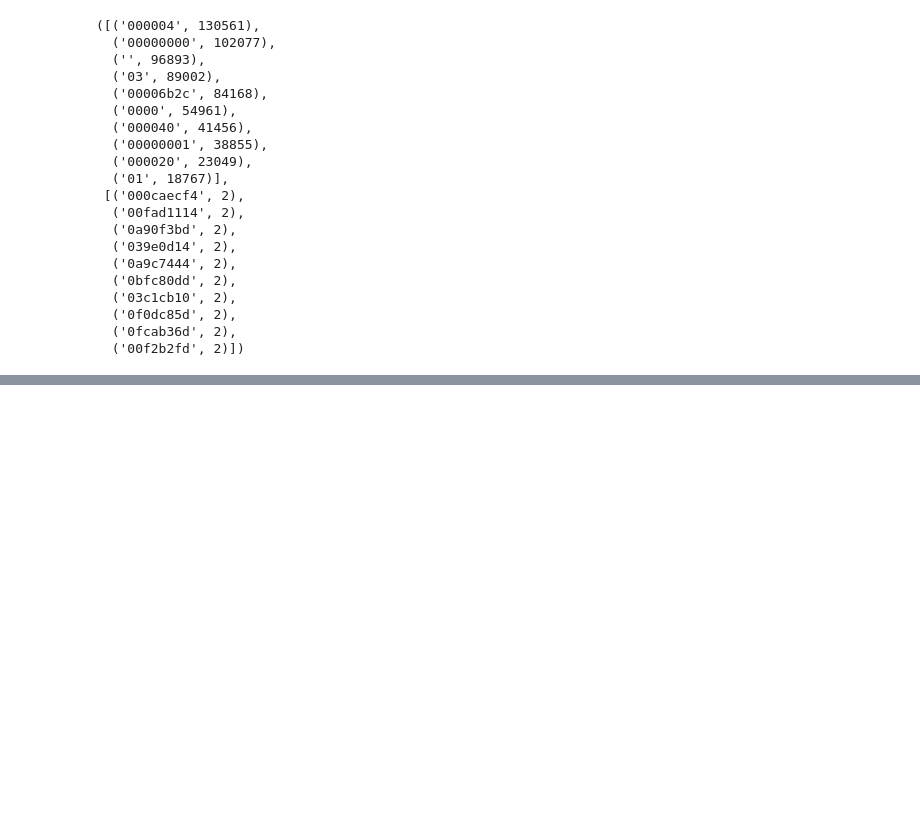
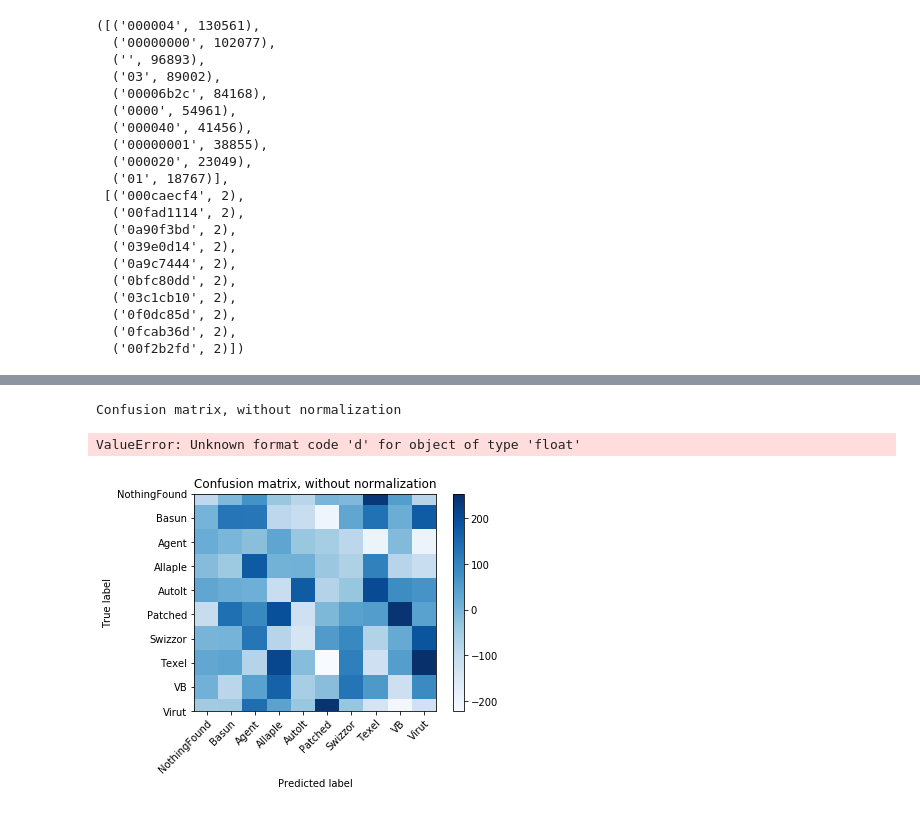
Before and after one commit to muhammadyaseen/mlcysecproj2, a Jupyter notebook: K-arg top-N statistics.ipynb, the cells around one changed output, grey strips where cells are left out. Saved outputs shown, nothing was run; the diff lists cells and outputs as text; code cells hidden in the pictures; blank space fills up the shorter version.

```diff
--- a/K-arg top-N statistics.ipynb
+++ b/K-arg top-N statistics.ipynb
@@ -145,0 +217,9 @@ arg0_high, arg0_low
+# %%
+plot_confusion_matrix(mat, ["NothingFound", "Basun", "Agent", "Allaple", "AutoIt",
+           "Patched", "Swizzor", "Texel", "VB", "Virut"],  normalize=False,
+                          title=None,
+                          cmap=plt.cm.Blues)
+# %% [output]
+Confusion matrix, without normalization
+ValueError: Unknown format code 'd' for object of type 'float'
+[figure, added]
```
Also changed, not shown: parts of 2 cells of this notebook, 1 other file.
